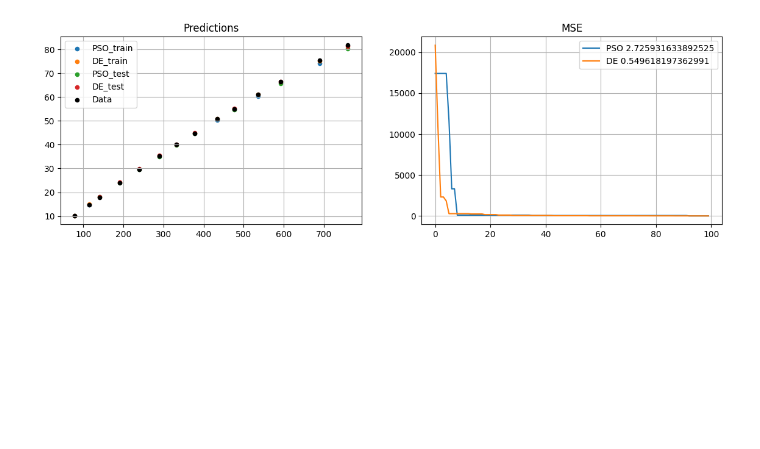
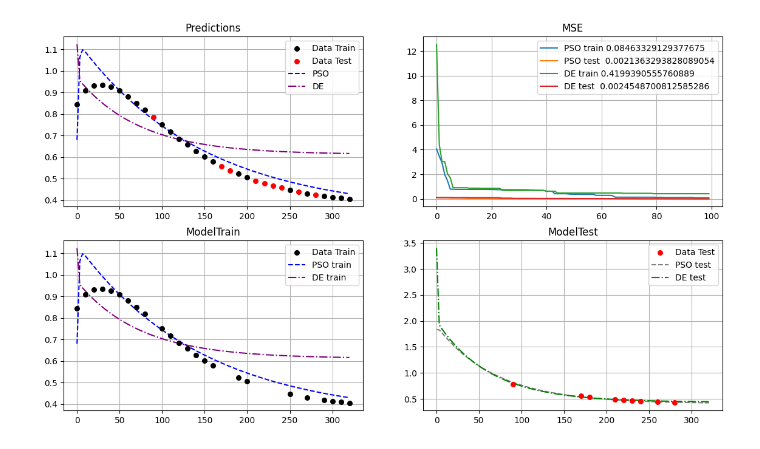
Before and after one commit to KlymentievMaksym/Swarm-AMRI, a Jupyter notebook: Lab6.ipynb, the cells around one changed output. Saved outputs shown, nothing was run; the diff lists cells and outputs as text; code cells hidden in the pictures; blank space fills up the shorter version.

```diff
--- a/Lab6.ipynb
+++ b/Lab6.ipynb
@@ -36,49 +34,84 @@ def var10(X, dat):
 
 def var11(X, dat):
     b1, b2 = X
-    return (b1 * b2) / (1 + b2 * dat)
+    return (b1 * b2 * dat) / (1 + b2 * dat)
 
 lts = [9, 10, 11]
-lts = [11]
-lts = [10]
+# lts = [11]
+# lts = [10]
 for i in lts:
     for data_path in datas_path:
             data = pd.read_excel(data_path, sheet_name=f"Var{i:02}")
-            print(data.head(3))
+            # print(data.head(3))
             dat = data.to_numpy()
-            test, train = train_test_split(dat, test_size=0.25)
+            train, test = train_test_split(dat, test_size=0.25)
 
-            def funct9(X):
+            def funct9_tt(X):
                 return np.sum((test[:, 0] - var9(X, test[:, 1]))**2)
+            def funct9_tn(X):
+                return np.sum((train[:, 0] - var9(X, train[:, 1]))**2)
 
-            def funct10(X):
+            def funct10_tt(X):
                 return np.sum((test[:, 0] - var10(X, test[:, 1]))**2)
+            def funct10_tn(X):
+                return np.sum((train[:, 0] - var10(X, train[:, 1]))**2)
 
-            def funct11(X):
+            def funct11_tt(X):
                 return np.sum((test[:, 0] - var11(X, test[:, 1]))**2)
+            def funct11_tn(X):
+                return np.sum((train[:, 0] - var11(X, train[:, 1]))**2)
 
             funct9_limits = [[0, 10], [0, 5], *[[-2, 2] for _ in range(3)]]
             funct10_limits = [[100, 1000], [0, 1]]
             funct11_limits = [[100, 1000], [0, 1]]
-            for _ in range(3):
-                pso = PSO(100, 100, [0, 4], [-.15, .15], eval(f"funct{i}"), eval(f"funct{i}_limits"), plot=False, d3=False, d2=False, static=True, inf=True, more=True)
-                de = DE(100, 100, eval(f"funct{i}"), eval(f"funct{i}_limits"), plot=False, d3=False, d2=False, static=True, inf=True, more=True)
-                print(pso[1])
-                fig, [ax1, ax2] = plt.subplots(1, 2, figsize=(14, 4))
+            for _ in range(1):
+                pso_tn = PSO(100, 100, [0, 4], [-.15, .15], eval(f"funct{i}_tn"), eval(f"funct{i}_limits"), plot=False, more=True)
+                pso_tt = PSO(100, 100, [0, 4], [-.15, .15], eval(f"funct{i}_tt"), eval(f"funct{i}_limits"), plot=False, more=True)
+                de_tn = DE(100, 100, eval(f"funct{i}_tn"), eval(f"funct{i}_limits"), plot=False, more=True)
+                de_tt = DE(100, 100, eval(f"funct{i}_tt"), eval(f"funct{i}_limits"), plot=False, more=True)
+
+                fig, [[ax1, ax2], [ax3, ax4]] = plt.subplots(2, 2, figsize=(14, 8))
+
                 ax1.set_title("Predictions")
                 ax2.set_title("MSE")
-                ax1.scatter(train[:, 1], eval(f"var{i}")(pso[1], train[:, 1]), label="PSO_train", s=20)
-                ax1.scatter(train[:, 1], eval(f"var{i}")(de[1], train[:, 1]), label="DE_train", s=20)
-                ax1.scatter(test[:, 1], eval(f"var{i}")(pso[1], test[:, 1]), label="PSO_test", s=20)
-                ax1.scatter(test[:, 1], eval(f"var{i}")(de[1], test[:, 1]), label="DE_test", s=20)
-                ax1.scatter(dat[:, 1], dat[:, 0], color="black", label="Data", s=20)
+                ax3.set_title("ModelTrain")
+                ax4.set_title("ModelTest")
+
+
+                ax1.scatter(train[:, 1], train[:, 0], c="black", label="Data Train", s=30, zorder=10)
+                ax1.scatter(test[:, 1], test[:, 0], c="red", label="Data Test", s=30, zorder=10)
+                x_lims = (dat[:, 1].min(), dat[:, 1].max())
+                x = np.linspace(*x_lims, 100)
+
+                ax1.plot(x, eval(f"var{i}")(pso_tn[1], x), "b--", label="PSO")
+                # ax1.plot(x, eval(f"var{i}")(pso_tn[1], x), "b--", label="PSO train")
+                # ax1.plot(x, eval(f"var{i}")(pso_tt[1], x), "--", color="gray", label="PSO test")
+                ax1.plot(x, eval(f"var{i}")(de_tn[1], x), "-.", color="purple", label="DE")
+                # ax1.plot(x, eval(f"var{i}")(de_tn[1], x), "-.", color="purple", label="DE train")
+                # ax1.plot(x, eval(f"var{i}")(de_tt[1], x), "-.", color="green", label="DE test")
+
+
+                ax2.plot(pso_tn[4], label=f"PSO train {pso_tn[0]}")
+                ax2.plot(pso_tt[4], label=f"PSO test  {pso_tt[0]}")
+                ax2.plot(de_tn[4], label=f"DE train {de_tn[0]}")
+                ax2.plot(de_tt[4], label=f"DE test  {de_tt[0]}")
+
+                ax3.scatter(train[:, 1], train[:, 0], c="black", label="Data Train", s=30, zorder=10)
+                ax3.plot(x, eval(f"var{i}")(pso_tn[1], x), "b--", label="PSO train")
+                ax3.plot(x, eval(f"var{i}")(de_tn[1], x), "-.", color="purple", label="DE train")
+
+                ax4.scatter(test[:, 1], test[:, 0], c="red", label="Data Test", s=30, zorder=10)
+                ax4.plot(x, eval(f"var{i}")(pso_tt[1], x), "--", color="gray", label="PSO test")
+                ax4.plot(x, eval(f"var{i}")(de_tt[1], x), "-.", color="green", label="DE test")
+
                 ax1.legend()
+                ax2.legend()
+                ax3.legend()
+                ax4.legend()
                 ax1.grid(True)
-
-                ax2.plot(pso[4], label=f"PSO {pso[0]}")
-                ax2.plot(de[4], label=f"DE {de[0]}")
-                ax2.legend()
                 ax2.grid(True)
+                ax3.grid(True)
+                ax4.grid(True)
 
                 plt.show()
 # %% [output]
@@ -90 +118 @@ for i in lts:
-[figure, old version]
+[figure, new version]
```
Also changed, not shown: parts of 2 cells of this notebook, 5 other files.
